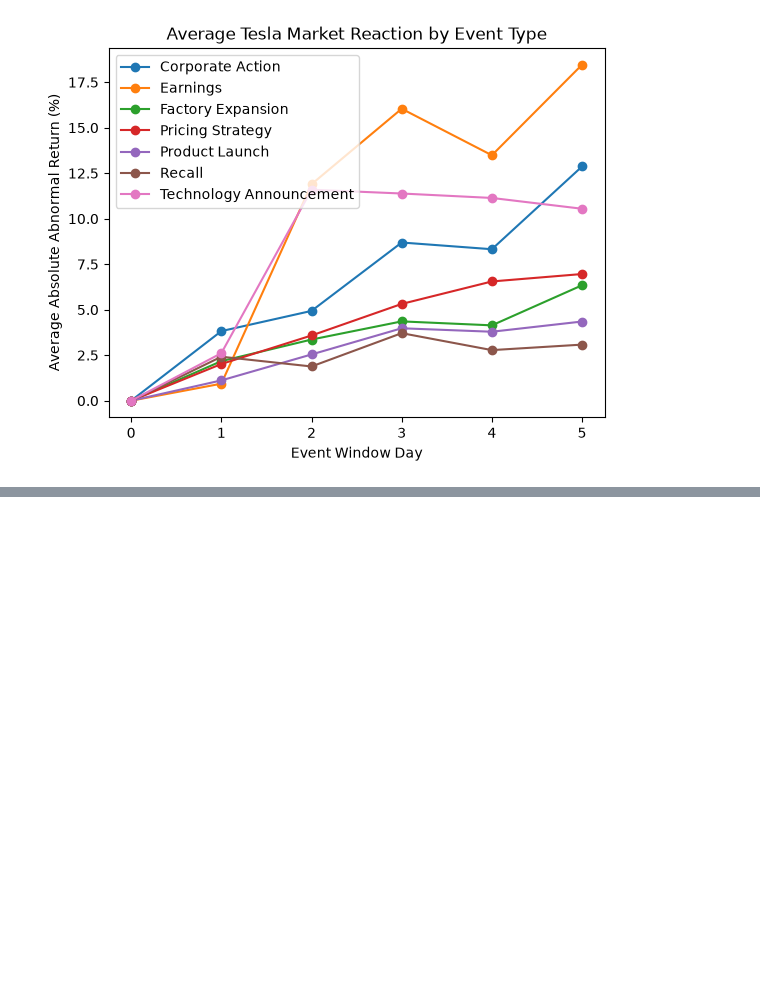
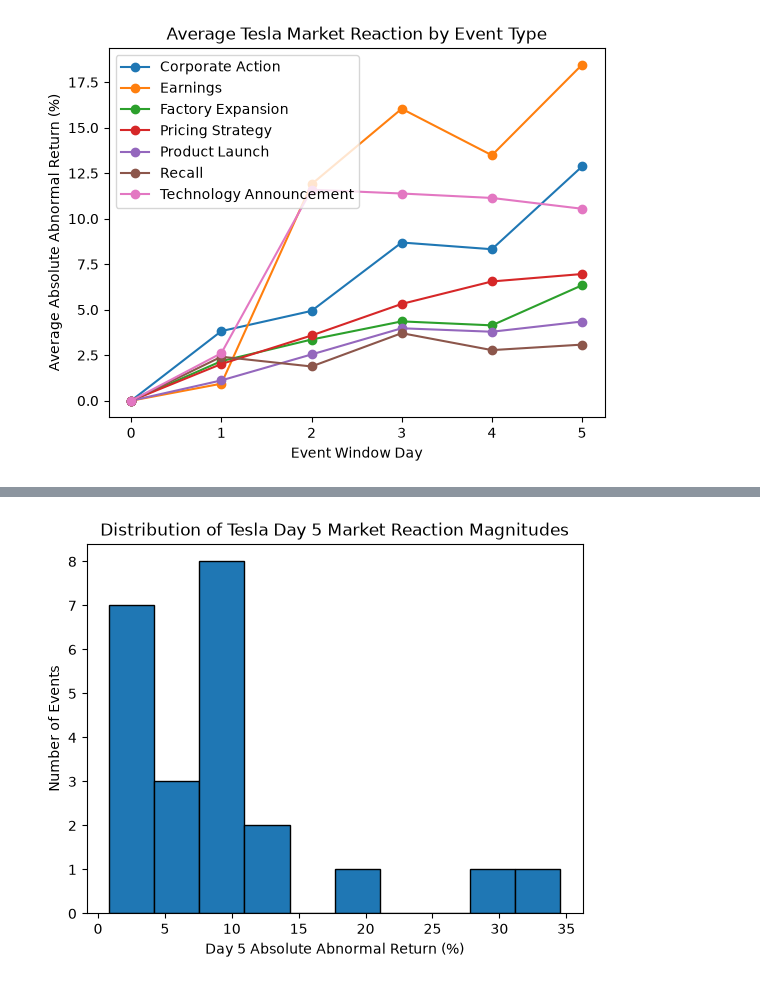
Before and after one commit to Adinolevinson/market-impact-analysis, a Jupyter notebook: notebooks/03_EDA.ipynb, the cells around one changed output, grey strips where cells are left out. Saved outputs shown, nothing was run; the diff lists cells and outputs as text; code cells hidden in the pictures; blank space fills up the shorter version.

```diff
--- a/notebooks/03_EDA.ipynb
+++ b/notebooks/03_EDA.ipynb
@@ -200,0 +273,14 @@ plt.show()
+# %%
+plt.hist(
+    event_summary["absolute_abnormal_return"],
+    bins=10,
+    edgecolor="black"
+)
+
+plt.xlabel("Day 5 Absolute Abnormal Return (%)")
+plt.ylabel("Number of Events")
+plt.title("Distribution of Tesla Day 5 Market Reaction Magnitudes")
+
+plt.show()
+# %% [output]
+[figure, added]
```
Also changed, not shown: parts of 12 cells of this notebook, 8 other files.
